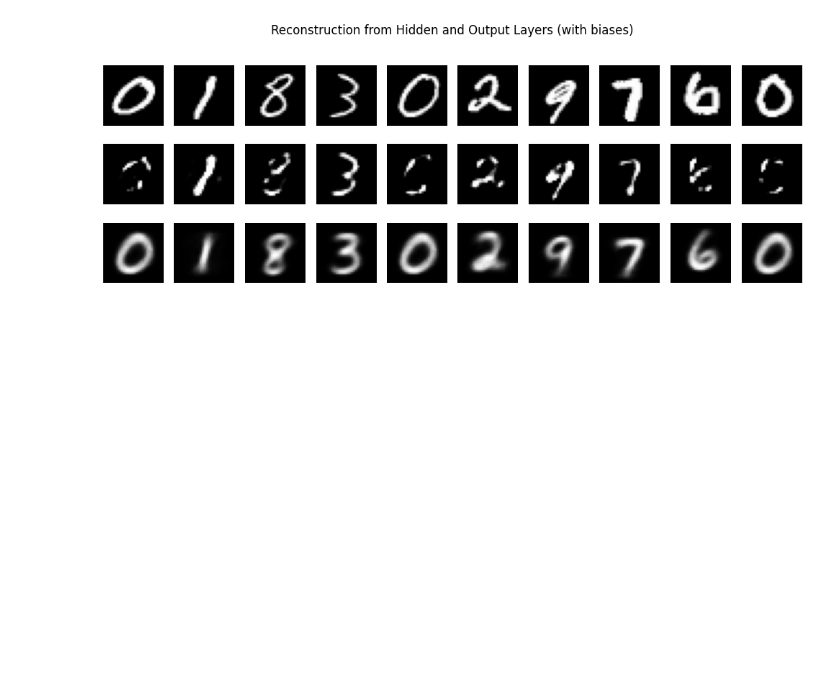
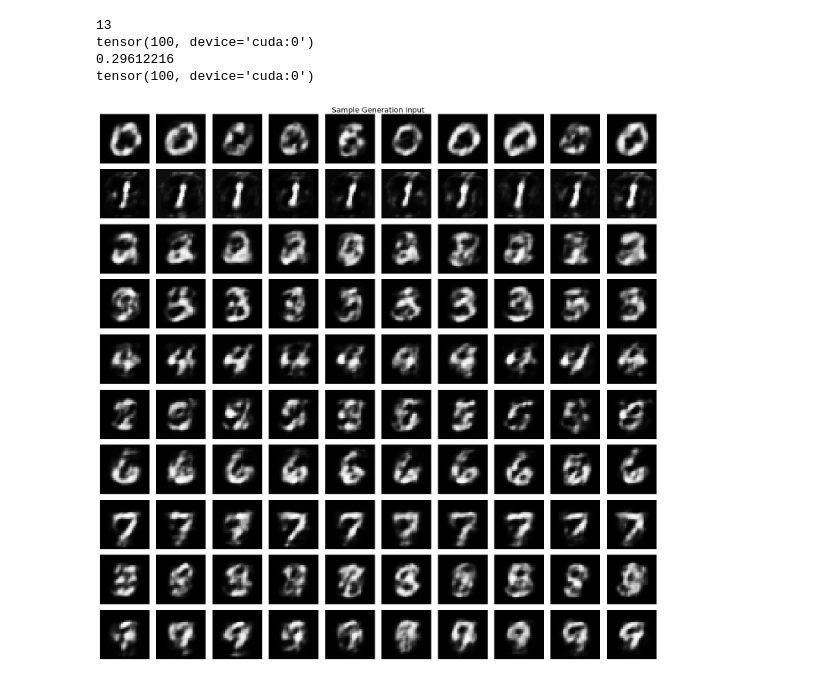
Before and after one commit to s-de-haan/Equilibrium-Fisher-Control, a Jupyter notebook: SampleGen_test.ipynb, the cells around one changed output. Drawn from its saved outputs; the diff is of its cells as text; code cells hidden in the pictures; blank space fills up the shorter version.

Commit message:
Sample generation experiments

```diff
--- a/SampleGen_test.ipynb
+++ b/SampleGen_test.ipynb
@@ -419,10 +122,0 @@ def generate_samples(model, target_activity, init_input=None, batch_size=10, tma
-# %%
-# Suppose you want to generate an image for class '3'
-batch_size = 60000
-num_classes = 10
-
-# Create one-hot targets for classes 0..9
-target = torch.eye(num_classes).repeat_interleave(int(batch_size/10), dim=0)
-
-
-generated_input, rs = generate_samples(model, target, batch_size=batch_size, tmax=1000, pixel_mean=pixel_mean, pixel_std=pixel_std, V=V, V2=V2)
@@ -580,6 +123,2 @@ def visualize_reconstructions(model, V, V2, dataset, device=None, n_samples=10):
-# %%
-x, x_hidden, x_output = visualize_reconstructions(
-    model, V, V2, train_loader, device="cuda", n_samples=10
-)
-# %% [output]
-[figure, removed]
+# %%
+pixel_mean, pixel_std = compute_mnist_pixel_stats()
@@ -585,0 +287,20 @@ x, x_hidden, x_output = visualize_reconstructions(
+# %%
+batch_size = 100
+num_classes = 10
+
+# Create one-hot targets for classes 0..9
+target = torch.eye(num_classes).repeat_interleave(int(batch_size/10), dim=0)
+#target = random_smooth_labels(targets=target.argmax(dim=1))
+
+
+generated_input, rs, video, diffs, converged_time = generate_samples(model, target, batch_size=batch_size, tmax=5000, pixel_mean=pixel_mean, pixel_std=pixel_std)
+print((target.argmax(dim=1)==rs[-1].argmax(dim=1)).sum())
+# %% [output]
+13
+tensor(100, device='cuda:0')
+0.29612216
+tensor(100, device='cuda:0')
+# %%
+plot_generated_inputs(generated_input[:100], n_cols=10, title="Sample Generation Input", save=False, filename="Samples_BP_100_epochs.png")
+# %% [output]
+[figure, added]
```
Also changed, not shown: parts of 49 cells of this notebook, 6 other files.
